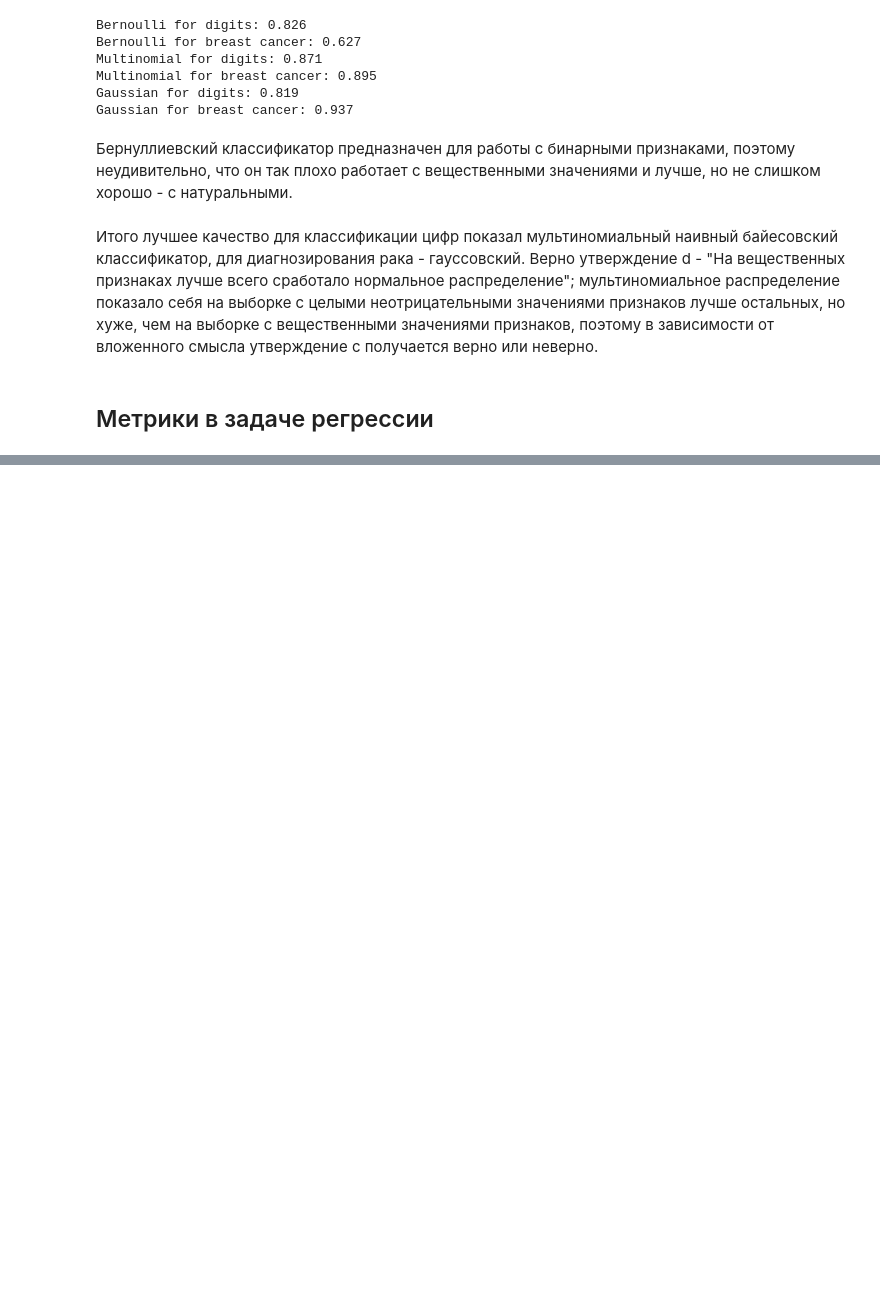
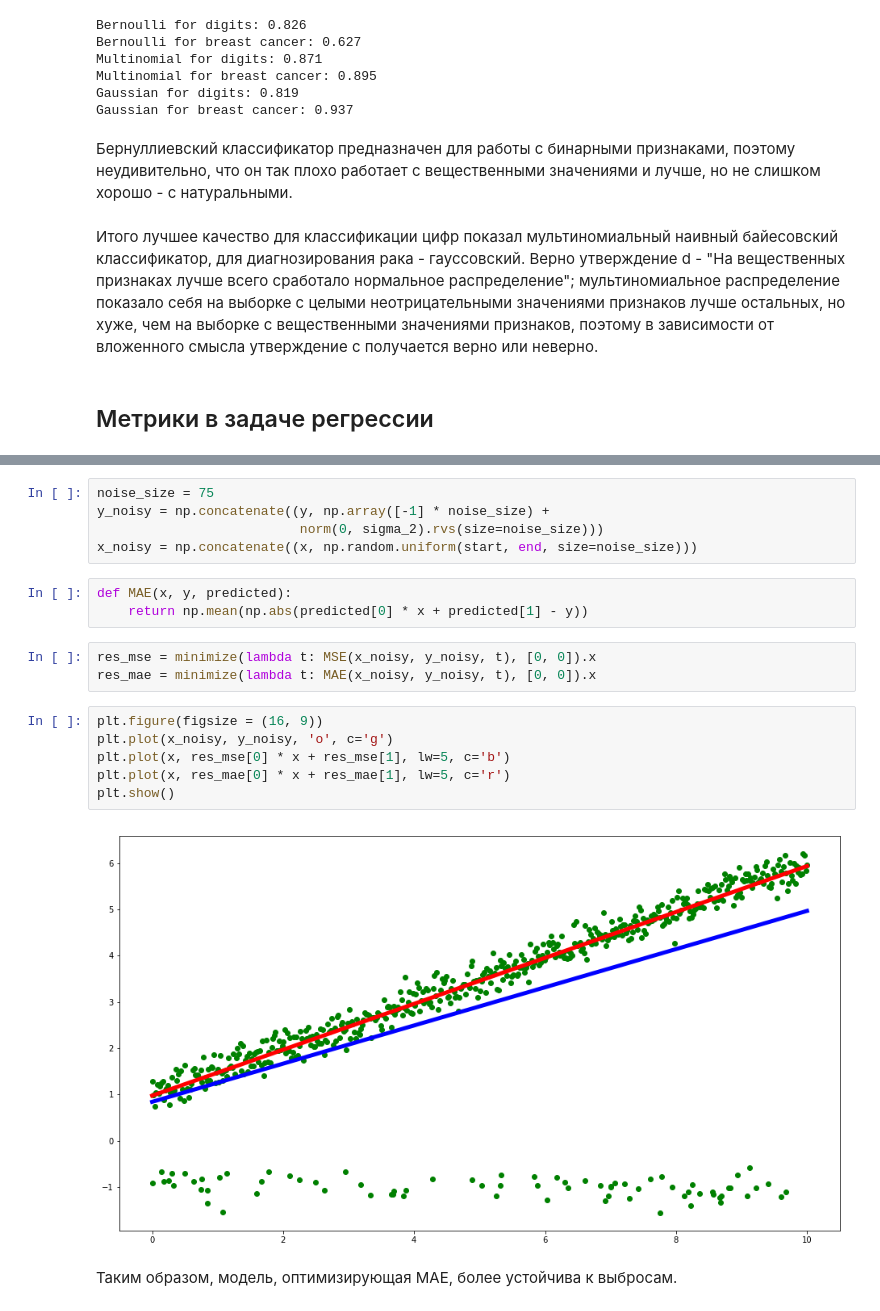
Before and after one commit to cache-nez/ml-mipt, a Jupyter notebook: hw1/hw1_Ekaterina_Goltsova.ipynb, the cells around one changed output, grey strips where cells are left out. Drawn from its saved outputs; the diff is of its cells as text; blank space fills up the shorter version.

```diff
--- a/hw1/hw1_Ekaterina_Goltsova.ipynb
+++ b/hw1/hw1_Ekaterina_Goltsova.ipynb
@@ -218,0 +238,21 @@ plt.show()
+# %%
+noise_size = 75
+y_noisy = np.concatenate((y, np.array([-1] * noise_size) +
+                          norm(0, sigma_2).rvs(size=noise_size)))
+x_noisy = np.concatenate((x, np.random.uniform(start, end, size=noise_size)))
+# %%
+def MAE(x, y, predicted):
+    return np.mean(np.abs(predicted[0] * x + predicted[1] - y))
+# %%
+res_mse = minimize(lambda t: MSE(x_noisy, y_noisy, t), [0, 0]).x
+res_mae = minimize(lambda t: MAE(x_noisy, y_noisy, t), [0, 0]).x
+# %%
+plt.figure(figsize = (16, 9))
+plt.plot(x_noisy, y_noisy, 'o', c='g')
+plt.plot(x, res_mse[0] * x + res_mse[1], lw=5, c='b')
+plt.plot(x, res_mae[0] * x + res_mae[1], lw=5, c='r')
+plt.show()
+# %% [output]
+[figure, added]
+# %% [markdown]
+Таким образом, модель, оптимизирующая MAE, более устойчива к выбросам.
```
Also changed, not shown: parts of 9 cells of this notebook, 2 other files.
